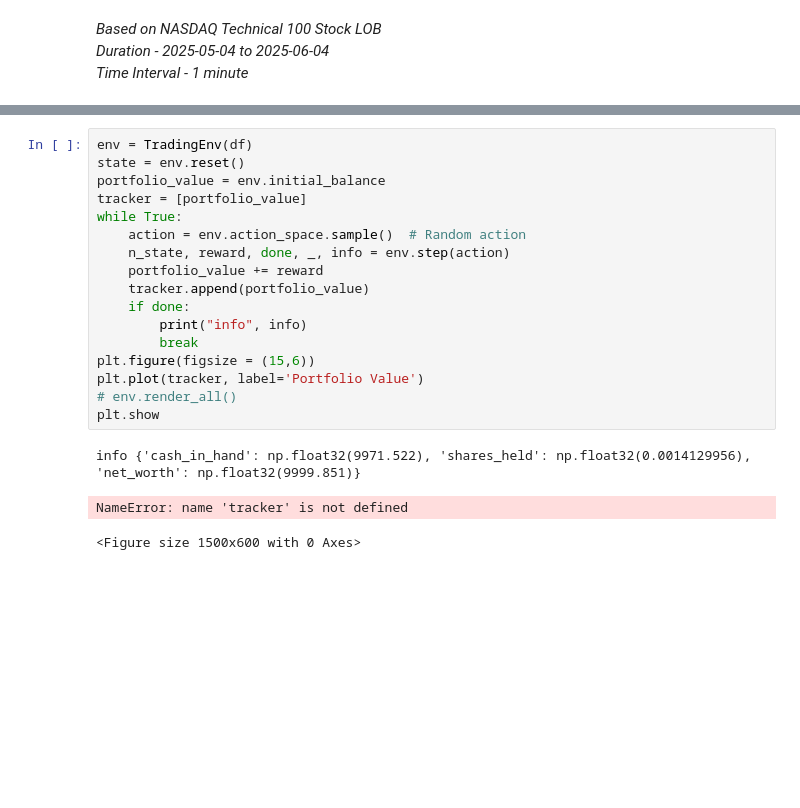
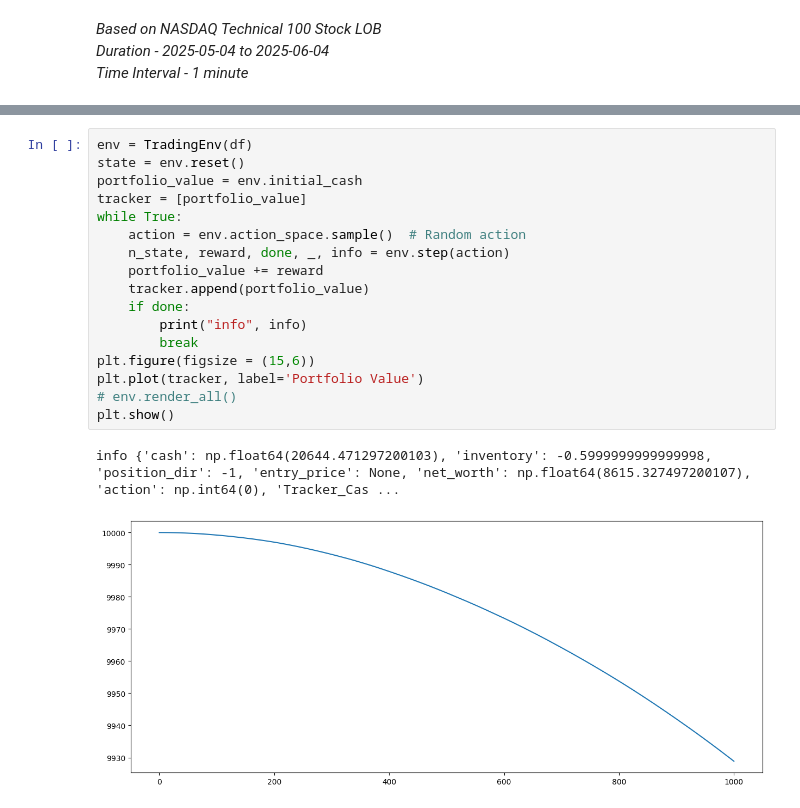
Before and after one commit to Karan-00-11/HFT-RL, a Jupyter notebook: src/train.ipynb, the cells around one changed output, grey strips where cells are left out. Cells and saved outputs as stored; diff of their text form; blank space fills up the shorter version.

```diff
--- a/src/train.ipynb
+++ b/src/train.ipynb
@@ -59,21 +120,20 @@ df[['Bid price', 'Bid volume']].head(10)
 # %%
 env = TradingEnv(df)
 state = env.reset()
-portfolio_value = env.initial_balance
+portfolio_value = env.initial_cash
 tracker = [portfolio_value]
 while True:
     action = env.action_space.sample()  # Random action
     n_state, reward, done, _, info = env.step(action)
     portfolio_value += reward
     tracker.append(portfolio_value)
     if done:
         print("info", info)
         break
 plt.figure(figsize = (15,6))
 plt.plot(tracker, label='Portfolio Value')
 # env.render_all()
-plt.show
+plt.show()
 # %% [output]
-info {'cash_in_hand': np.float32(9971.522), 'shares_held': np.float32(0.0014129956), 'net_worth': np.float32(9999.851)}
+info {'cash': np.float64(20644.471297200103), 'inventory': -0.5999999999999998, 'position_dir': -1, 'entry_price': None, 'net_worth': np.float64(8615.327497200107), 'action': np.int64(0), 'Tracker_Cas ...
-NameError: name 'tracker' is not defined
-<Figure size 1500x600 with 0 Axes>
+[figure, added]
```
Also changed, not shown: parts of 15 cells of this notebook.
